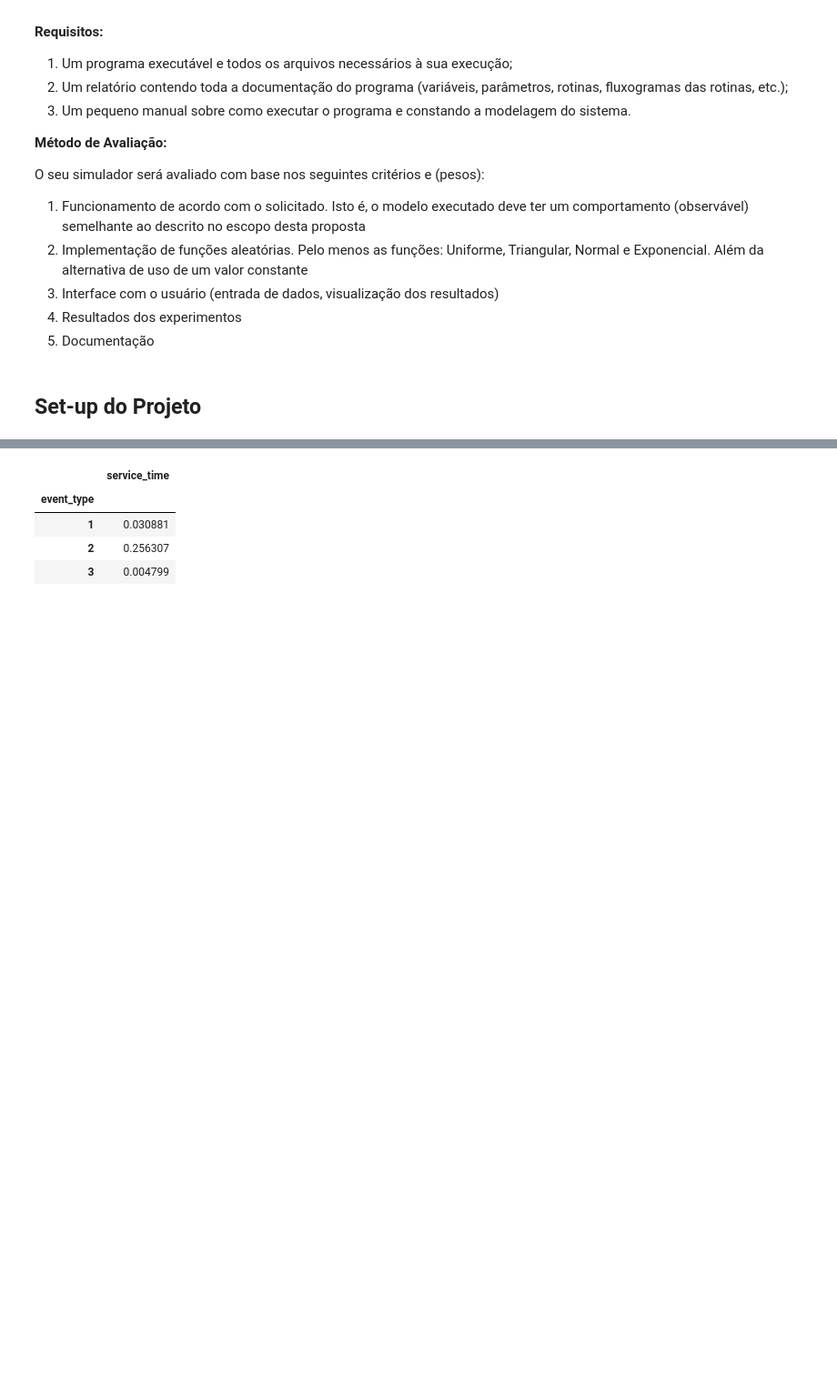
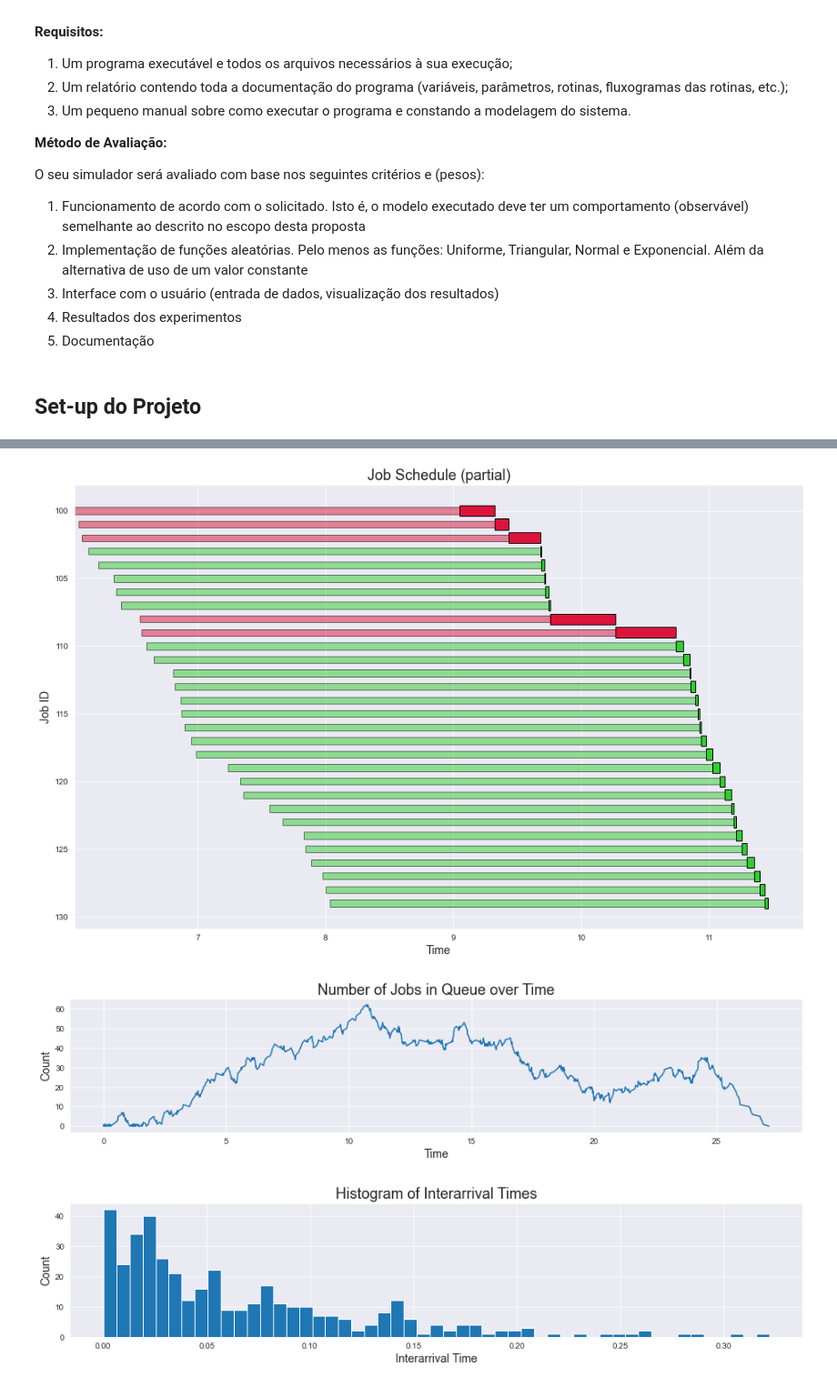
Before and after one commit to andrematte/simulation-mm1-queue, a Jupyter notebook: experiments.ipynb, the cells around one changed output, grey strips where cells are left out. Shown at 91% size. Saved outputs shown, nothing was run; the diff lists cells and outputs as text; code cells hidden in the pictures; blank space fills up the shorter version.

Commit message:
Added different distributions

```diff
--- a/experiments.ipynb
+++ b/experiments.ipynb
@@ -50,8 +36,7 @@ results = run_sim_and_plot()
-# %%
-results['jobs'][['event_type', 'service_time']].groupby('event_type').mean()
-# %% [output]
-|  | service_time |
-| event_type |  |
-| 1 | 0.030881 |
-| 2 | 0.256307 |
-| 3 | 0.004799 |
+# %%
+parameters['DISTRIBUTION'] = 'uniform'
+results = run_sim_and_plot(parameters)
+# %% [output]
+[figure, added]
+[figure, added]
+[figure, added]
```
Also changed, not shown: parts of 3 cells of this notebook, 3 other files.
